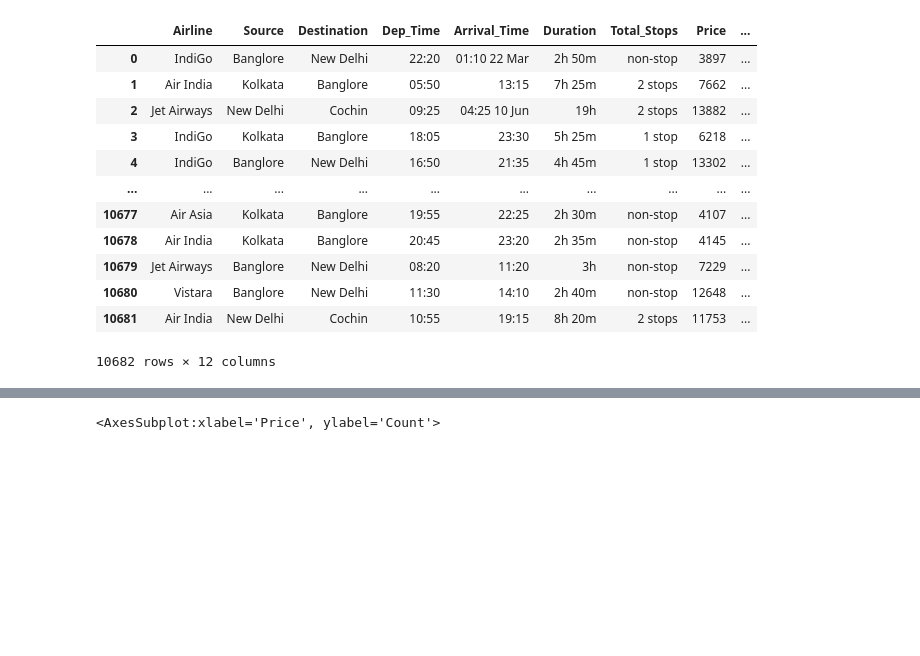
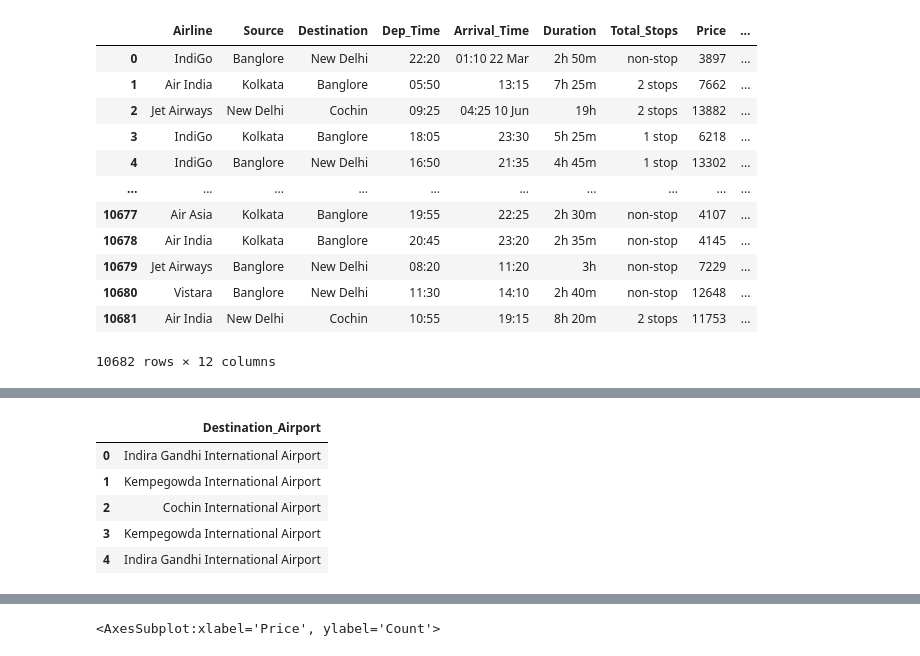
Before and after one commit to saquibmohiuddin/flight-fare-prediction, a Jupyter notebook: flight_fare.ipynb, the cells around one changed output, grey strips where cells are left out. Drawn from its saved outputs; the diff is of its cells as text; code cells hidden in the pictures; blank space fills up the shorter version.

```diff
--- a/flight_fare.ipynb
+++ b/flight_fare.ipynb
@@ -301,0 +324,10 @@ airport(df_train, "Source", "Destination")
+# %%
+df_address = df_train.iloc[:, 11:12]
+df_address.head()
+# %% [output]
+|  | Destination_Airport |
+| 0 | Indira Gandhi International Airport |
+| 1 | Kempegowda International Airport |
+| 2 | Cochin International Airport |
+| 3 | Kempegowda International Airport |
+| 4 | Indira Gandhi International Airport |
```
Also changed, not shown: parts of 10 cells of this notebook, 1 other file.
